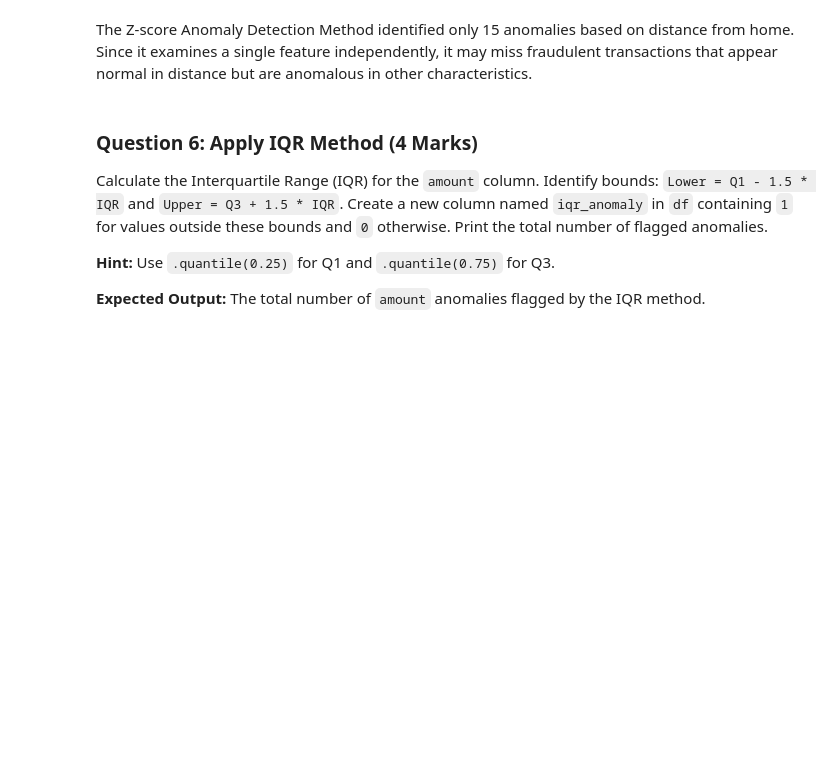
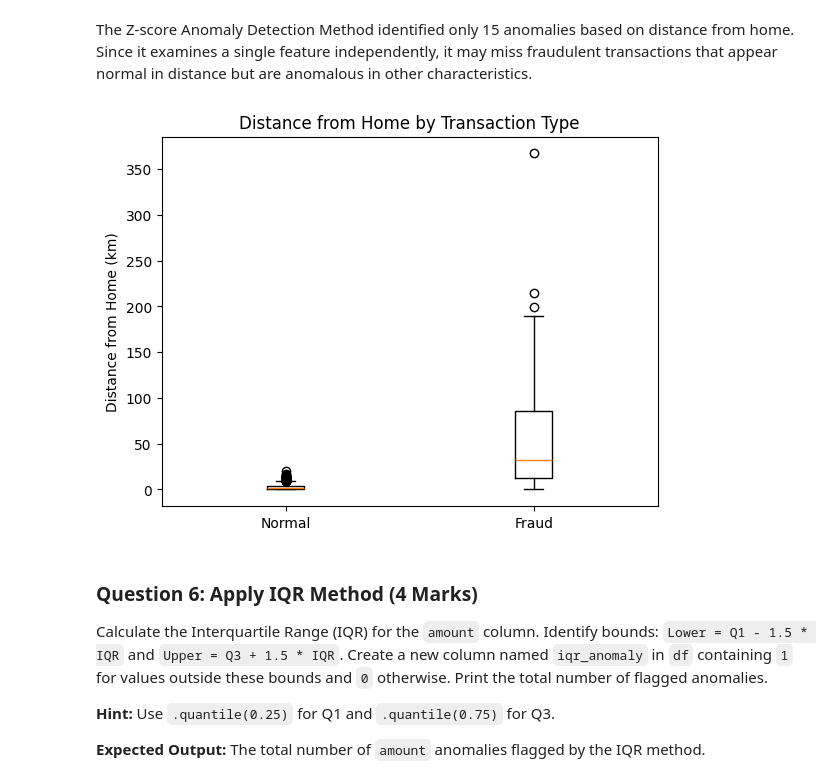
Before and after one commit to shreetamadey/Anomaly-Detection-Fraud-Sensor-Data, a Jupyter notebook: 12_Anomaly_Detection_Fraud_Sensor_Data_Summer_2026.ipynb, the cells around one changed output. Cells and saved outputs as stored; diff of their text form; code cells hidden in the pictures; blank space fills up the shorter version.

```diff
--- a/12_Anomaly_Detection_Fraud_Sensor_Data_Summer_2026.ipynb
+++ b/12_Anomaly_Detection_Fraud_Sensor_Data_Summer_2026.ipynb
@@ -128,6 +128,13 @@ Number of anomalies detected:
 15
 # %% [markdown]
 The Z-score Anomaly Detection Method identified only 15 anomalies based on distance from home. Since it examines a single feature independently, it may miss fraudulent transactions that appear normal in distance but are anomalous in other characteristics.
+# %%
+plt.boxplot([df[df['is_fraud']==0]['distance_from_home_km'], df[df['is_fraud']==1]['distance_from_home_km']], tick_labels=['Normal','Fraud'])
+plt.ylabel('Distance from Home (km)')
+plt.title('Distance from Home by Transaction Type')
+plt.show()
+# %% [output]
+[figure, added]
 # %% [markdown]
 ### Question 6: Apply IQR Method (4 Marks)
 
```
Also changed, not shown: parts of 5 cells of this notebook.
